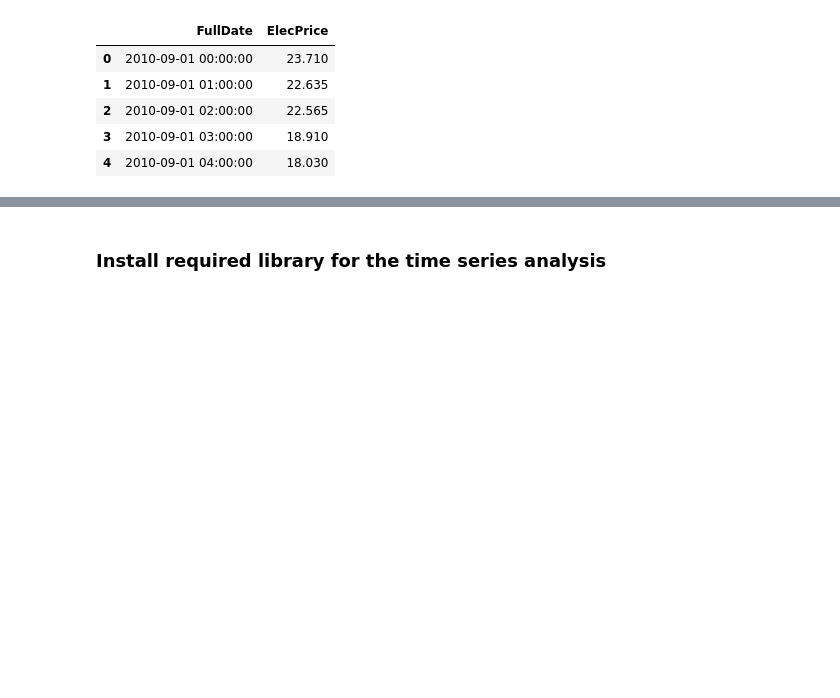
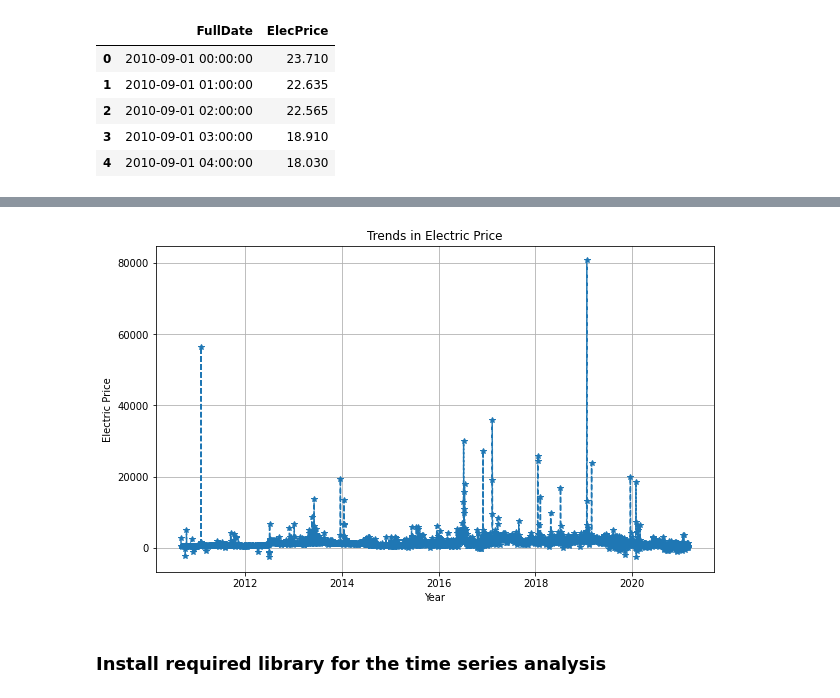
Before and after one commit to muhammedbalogun/Hamoye_internship_assignments, a Jupyter notebook: 005_tag_along_code_stageE.ipynb, the cells around one changed output, grey strips where cells are left out. Saved outputs shown, nothing was run; the diff lists cells and outputs as text; code cells hidden in the pictures; blank space fills up the shorter version.

```diff
--- a/005_tag_along_code_stageE.ipynb
+++ b/005_tag_along_code_stageE.ipynb
@@ -163,6 +163,17 @@ df_daily.head()
 | 2010-09-03 | 504.975 |
 | 2010-09-04 | 502.275 |
 | 2010-09-05 | 500.555 |
+# %%
+# visualize relationship
+plt.figure(figsize=(10,6))
+plt.plot(df_daily.index, df_daily.y, '--', marker='*')
+plt.grid()
+#plt.yscale('log')
+plt.xlabel('Year')
+plt.ylabel('Electric Price')
+plt.title("Trends in Electric Price");
+# %% [output]
+[figure, added]
 # %% [markdown]
 ### Install required library for the time series analysis
 # %%
```
Also changed, not shown: parts of 35 cells of this notebook.
